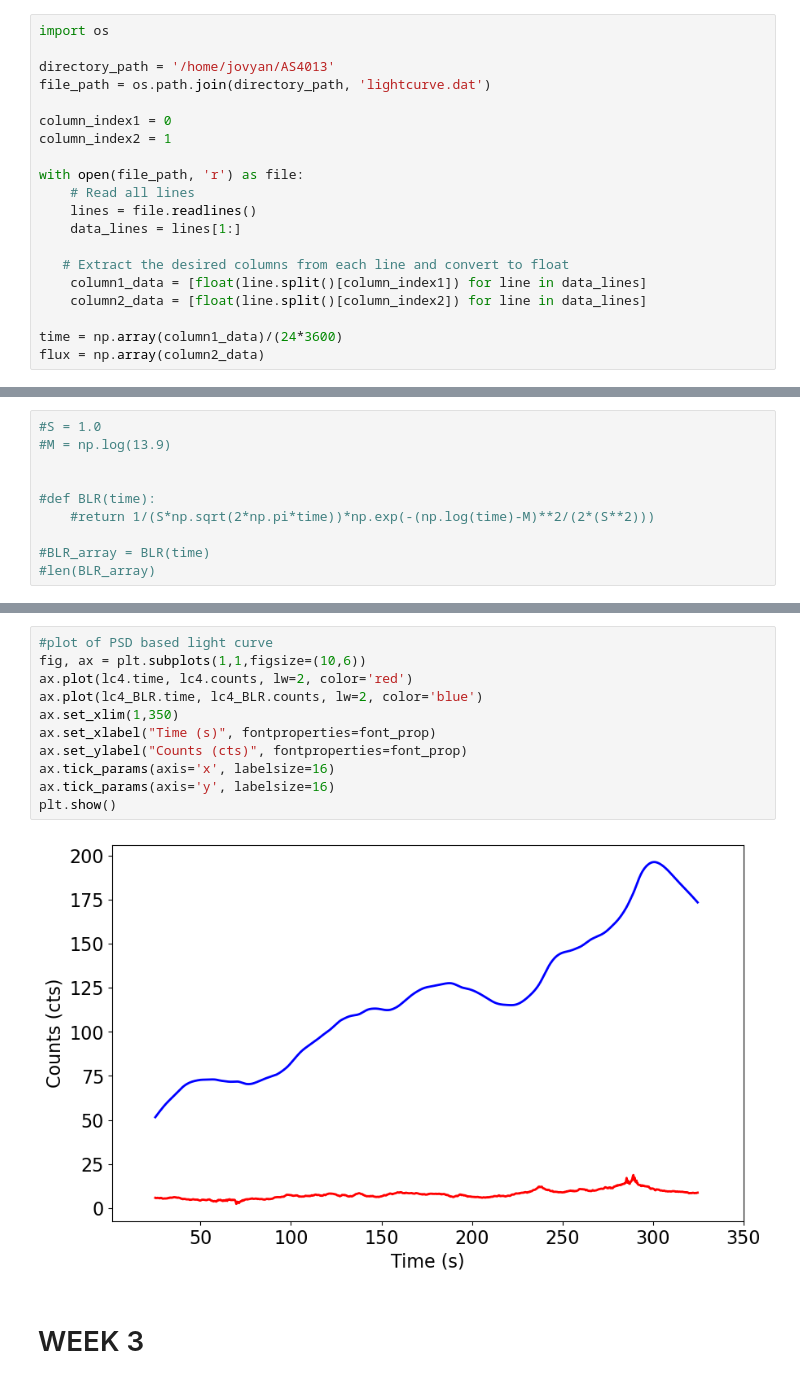
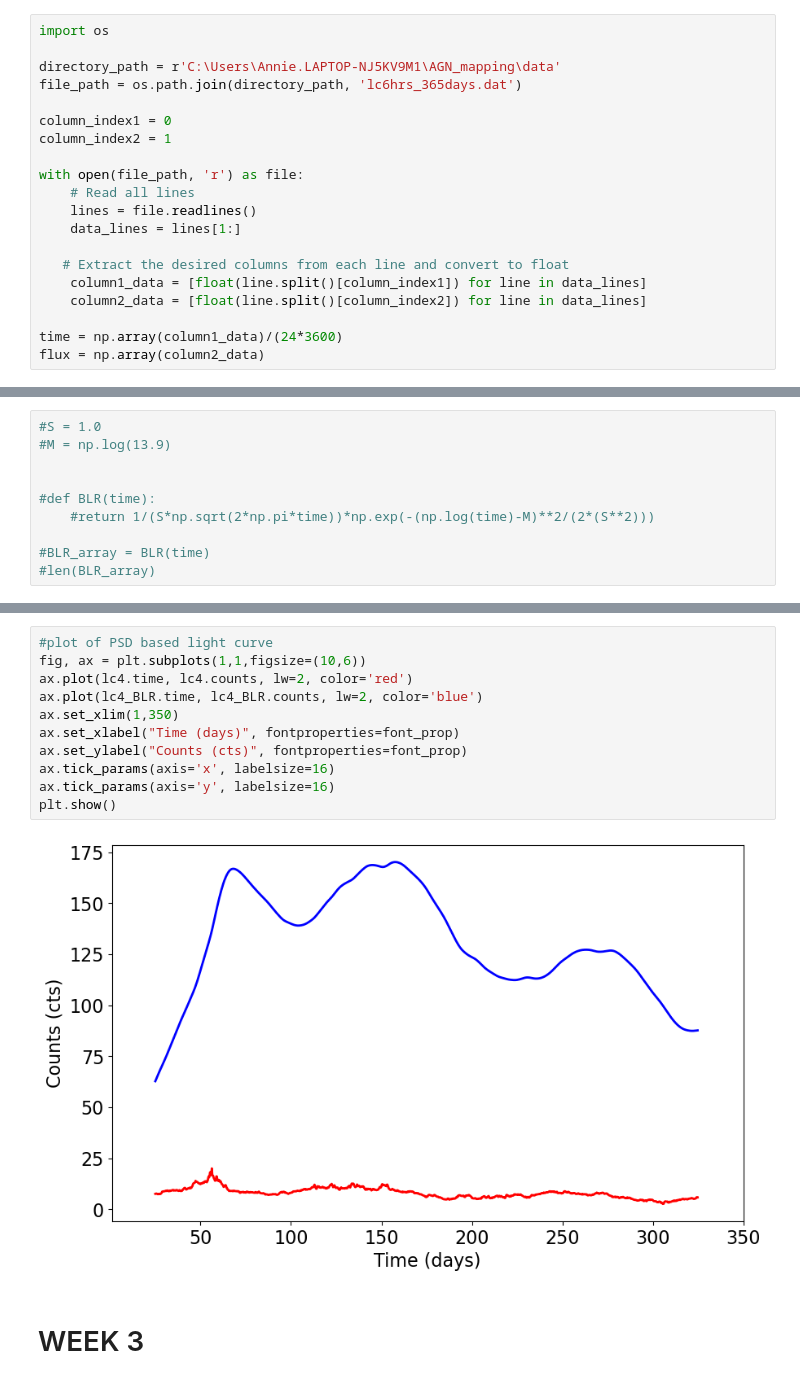
Before and after one commit to aeoj01-cpu/AGN_mapping, a Jupyter notebook: notebooks/lightcurve_simulations_1.ipynb, the cells around one changed output, grey strips where cells are left out. Saved outputs shown, nothing was run; the diff lists cells and outputs as text.

```diff
--- a/notebooks/lightcurve_simulations_1.ipynb
+++ b/notebooks/lightcurve_simulations_1.ipynb
@@ -181,8 +180,8 @@ we will then make a another sine wave light curev and convolve these two to find
 # %%
 import os
 
-directory_path = '/home/jovyan/AS4013'
-file_path = os.path.join(directory_path, 'lightcurve.dat')
+directory_path = r'C:\Users\Annie.LAPTOP-NJ5KV9M1\AGN_mapping\data'
+file_path = os.path.join(directory_path, 'lc6hrs_365days.dat')
 
 column_index1 = 0
 column_index2 = 1
@@ -247,16 +250,16 @@ plt.show()
 # %%
 #plot of PSD based light curve
 fig, ax = plt.subplots(1,1,figsize=(10,6))
 ax.plot(lc4.time, lc4.counts, lw=2, color='red')
 ax.plot(lc4_BLR.time, lc4_BLR.counts, lw=2, color='blue')
 ax.set_xlim(1,350)
-ax.set_xlabel("Time (s)", fontproperties=font_prop)
+ax.set_xlabel("Time (days)", fontproperties=font_prop)
 ax.set_ylabel("Counts (cts)", fontproperties=font_prop)
 ax.tick_params(axis='x', labelsize=16)
 ax.tick_params(axis='y', labelsize=16)
 plt.show()
 # %% [output]
-[figure, old version]
+[figure, new version]
 # %% [markdown]
 # WEEK 3
 # %% [markdown]
```
Also changed, not shown: parts of 23 cells of this notebook, 32 other files.
